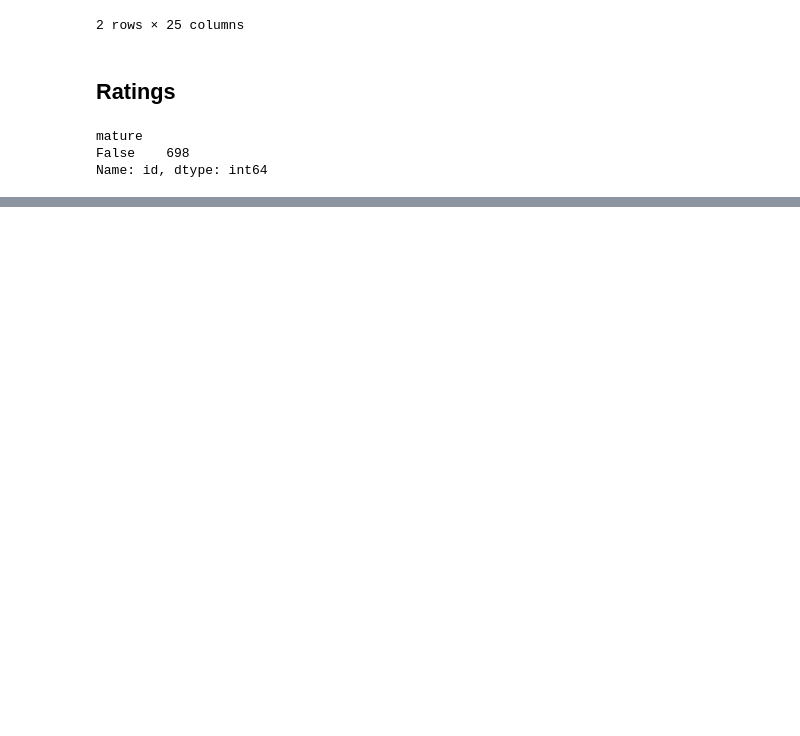
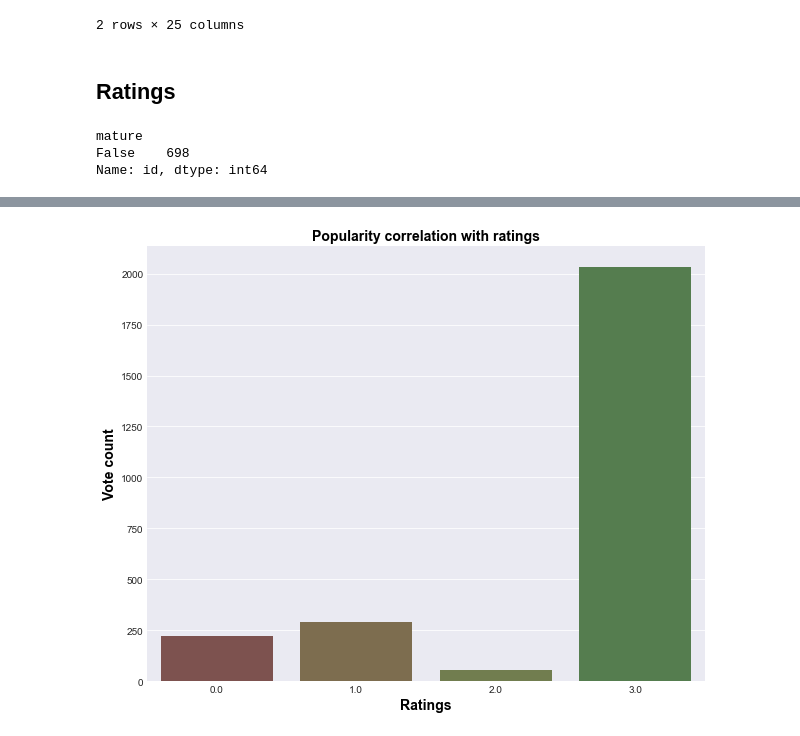
Before and after one commit to rupalimayekar/ProjectWattpad, a Jupyter notebook: Plots_Andrea.ipynb, the cells around one changed output, grey strips where cells are left out. Drawn from its saved outputs; the diff is of its cells as text; code cells hidden in the pictures; blank space fills up the shorter version.

Commit message:
updated presentation& added rating barplot

```diff
--- a/Plots_Andrea.ipynb
+++ b/Plots_Andrea.ipynb
@@ -148 +156,16 @@ plt.show()
 [figure]
+# %%
+#story ranking vs vote count
+votecount_ratings=plotdf["voteCount"].groupby(plotdf["rating"]).mean()
+votecount_ratings=pd.DataFrame(votecount_ratings)
+votecount_ratings=votecount_ratings.reset_index()
+votecount_ratings
+plt.figure(figsize=(10,8))
+sns.barplot(x="rating", y="voteCount", data=votecount_ratings, palette=sns.hls_palette(10, l=.4, s=.3))
+plt.title("Popularity correlation with ratings",fontdict=font)
+plt.xlabel("Ratings",fontdict=font)
+plt.ylabel("Vote count",fontdict=font)
+plt.savefig('Images/Popularity_ratings')
+plt.show()
+# %% [output]
+[figure, added]
```
Also changed, not shown: parts of 7 cells of this notebook, 9 other files.
